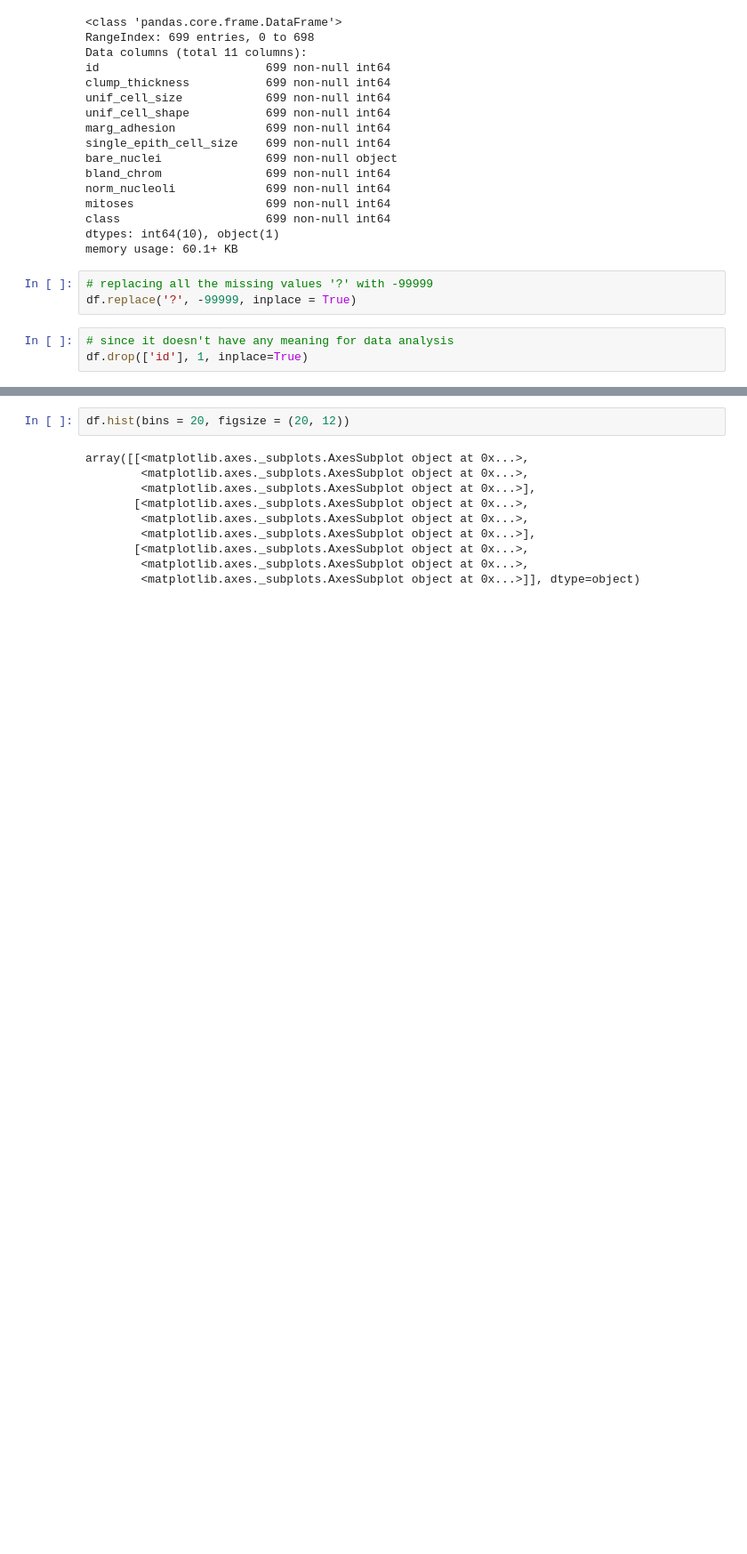
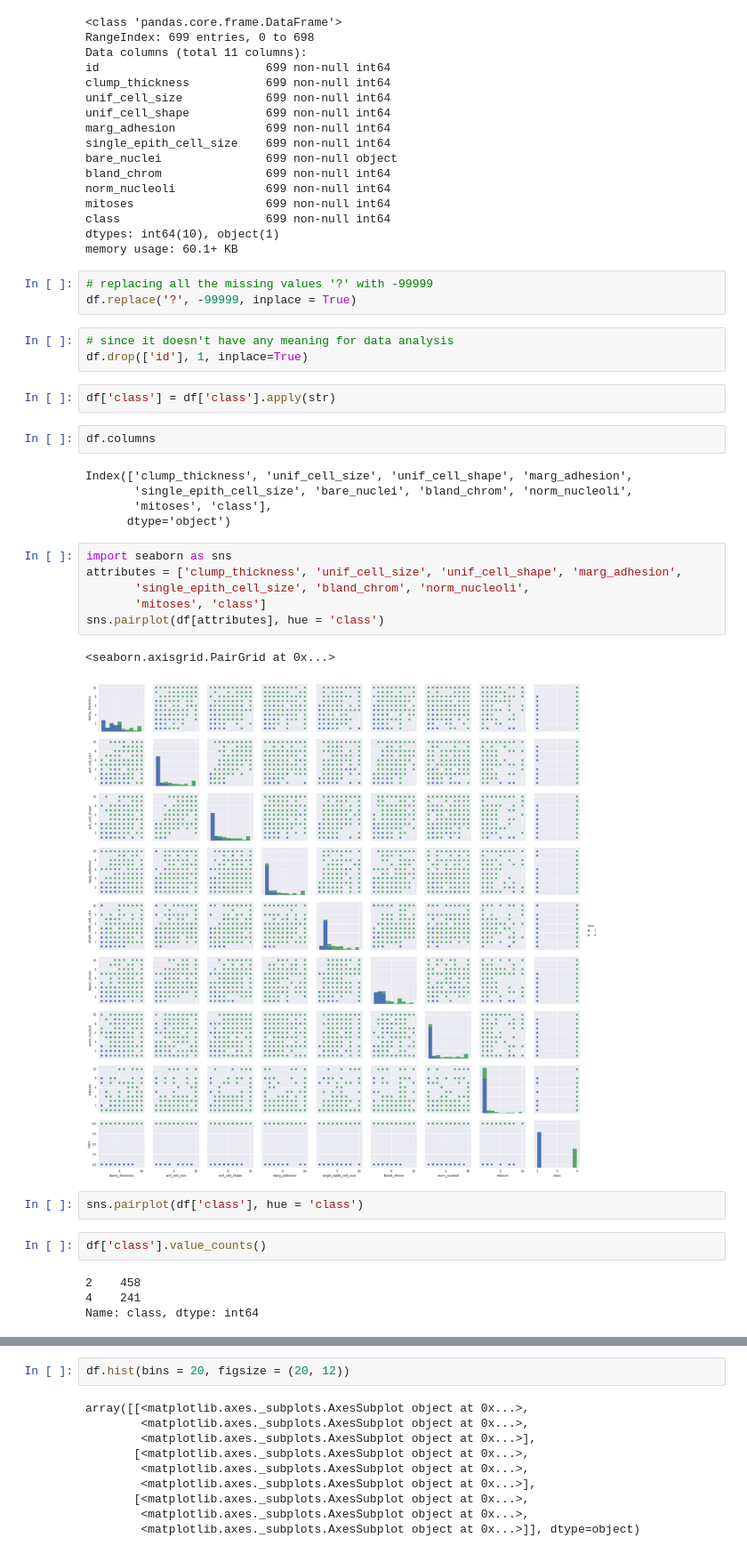
Before and after one commit to greed2411/ML, a Jupyter notebook: breast cancer/breast_cancer.ipynb, the cells around one changed output, grey strips where cells are left out. Shown: that part at 89% size. Drawn from its saved outputs; the diff is of its cells as text; blank space fills up the shorter version.

Commit message:
visualization

```diff
--- a/breast cancer/breast_cancer.ipynb
+++ b/breast cancer/breast_cancer.ipynb
@@ -53,3 +54,29 @@ df.replace('?', -99999, inplace = True)
 # %%
 # since it doesn't have any meaning for data analysis
 df.drop(['id'], 1, inplace=True)
+# %%
+df['class'] = df['class'].apply(str)
+# %%
+df.columns
+# %% [output]
+Index(['clump_thickness', 'unif_cell_size', 'unif_cell_shape', 'marg_adhesion',
+       'single_epith_cell_size', 'bare_nuclei', 'bland_chrom', 'norm_nucleoli',
+       'mitoses', 'class'],
+      dtype='object')
+# %%
+import seaborn as sns
+attributes = ['clump_thickness', 'unif_cell_size', 'unif_cell_shape', 'marg_adhesion',
+       'single_epith_cell_size', 'bland_chrom', 'norm_nucleoli',
+       'mitoses', 'class']
+sns.pairplot(df[attributes], hue = 'class')
+# %% [output]
+<seaborn.axisgrid.PairGrid at 0x...>
+[figure, added]
+# %%
+sns.pairplot(df['class'], hue = 'class')
+# %%
+df['class'].value_counts()
+# %% [output]
+2    458
+4    241
+Name: class, dtype: int64
```
Also changed, not shown: parts of 2 cells of this notebook.
